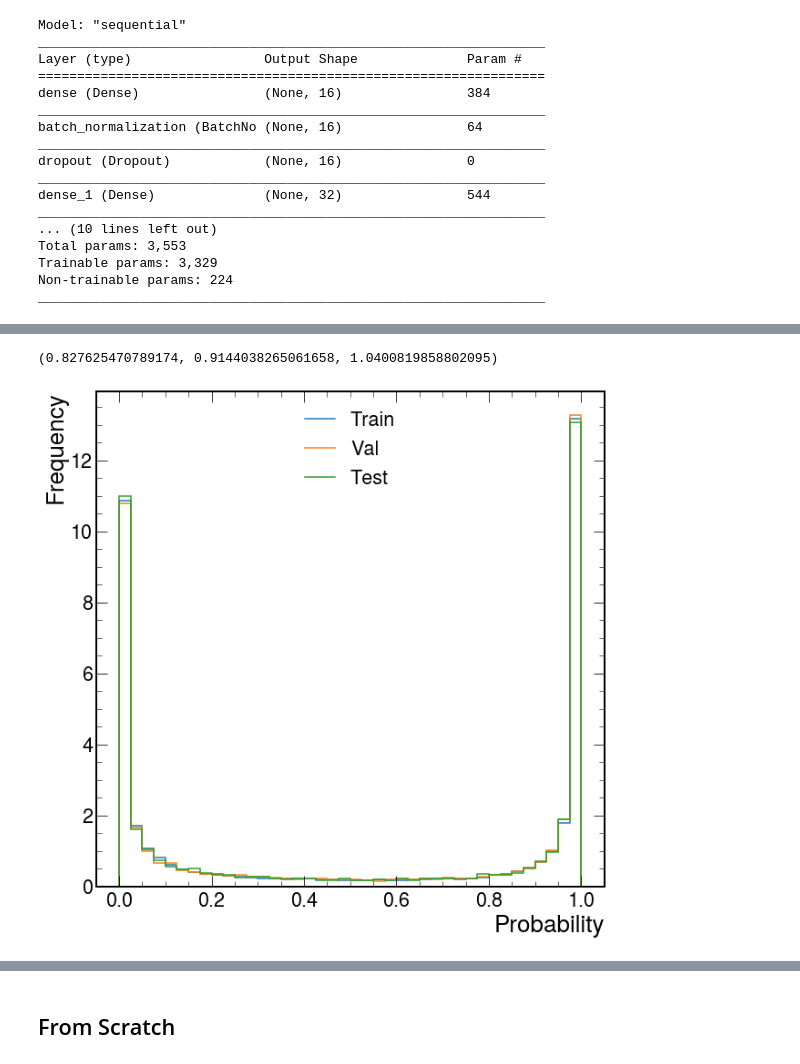
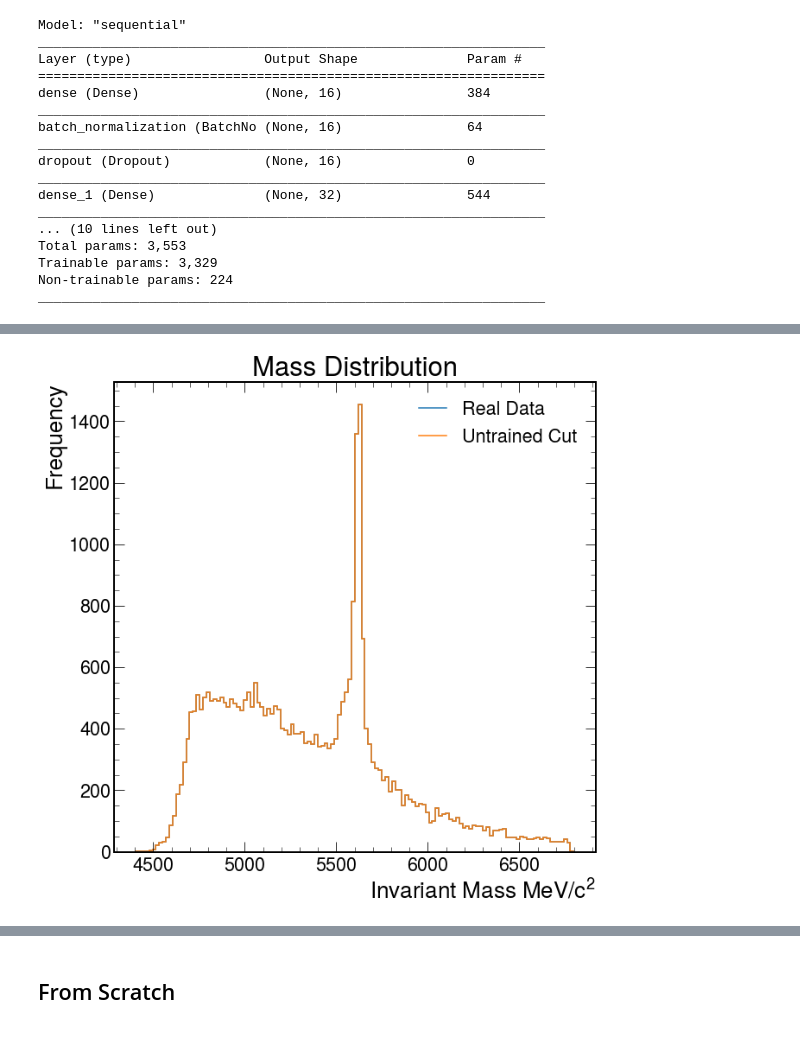
Before and after one commit to ChandlerKenworthy/Y4RareDecayProject, a Jupyter notebook: normalisation_mode/nn_evaluation.ipynb, the cells around one changed output, grey strips where cells are left out. Drawn from its saved outputs; the diff is of its cells as text; code cells hidden in the pictures.

```diff
--- a/normalisation_mode/nn_evaluation.ipynb
+++ b/normalisation_mode/nn_evaluation.ipynb
@@ -86 +65,23 @@ pred_train, pred_val, pred_test = orig_model.predict(X_train).flatten(), orig_mo
+# %%
+all_nosim = raw[raw['IsSimulated'] == False].copy()
+preds = orig_model.predict(all_nosim.drop(['Lb_M', 'IsSimulated', 'category'], axis=1)).flatten()
+all_nosim['PredictedClass'] = np.where(preds > 0.8, 1, 0)
+# Generate predictions on all the raw data, with unequal events, cannot be used for training
+
+# it predicts '1' for every single category which is odd!
+# %%
+
+h, j = np.histogram(all_nosim['Lb_M'], bins=130)
+h1, _ = np.histogram(all_nosim['Lb_M'][all_nosim['PredictedClass']==1], bins=j)
+
+fig, ax = plt.subplots(1, 1)
+hep.histplot([h, h1], j, ax=ax, label=['Real Data', 'Untrained Cut'])
+plt.ylabel('Frequency')
+plt.xlabel(r'Invariant Mass $MeV/c^2$')
+plt.title('Mass Distribution')
+plt.savefig('../images/Normalisation/Untrained_Full_Cut.png')
+plt.legend()
+plt.show()
+# %% [output]
+[figure, added]
 # %%
@@ -89,4 +91,0 @@ train_purity = np.count_nonzero(np.logical_and(train_classes_predicted, y_train)
-# %%
-accuracy_score(y_train, np.where(pred_train>0.5,1,0)), roc_auc_score(y_train, pred_train), train_purity
-# %% [output]
-(0.827625470789174, 0.9144038265061658, 1.0400819858802095)
@@ -96,9 +92,10 @@ h = [np.histogram(pred_train, bins=bins, density=True)[0], np.histogram(pred_val
 # %%
-fig, ax = plt.subplots(1, 1)
-hep.histplot(h, bins, ax=ax, label=['Train', 'Val', 'Test'], stack=False)
-plt.ylabel('Frequency')
-plt.xlabel('Probability')
-plt.legend(loc='upper center')
-plt.show()
+#roc = roc_curve(y_train, pred_train)
+#fig, ax = plt.subplots(1, 1)
+#ax.plot(roc[1], 1-roc[0], label='Train')
+#ax.set_xlim(0.5, 1)
+#ax.set_ylim(0.5, 1)
+#plt.ylabel('Frequency')
+#plt.xlabel('Probability')
+#plt.legend()
+#plt.show()
-# %% [output]
-[figure, removed]
```
Also changed, not shown: parts of 14 cells of this notebook, 2 other files.
